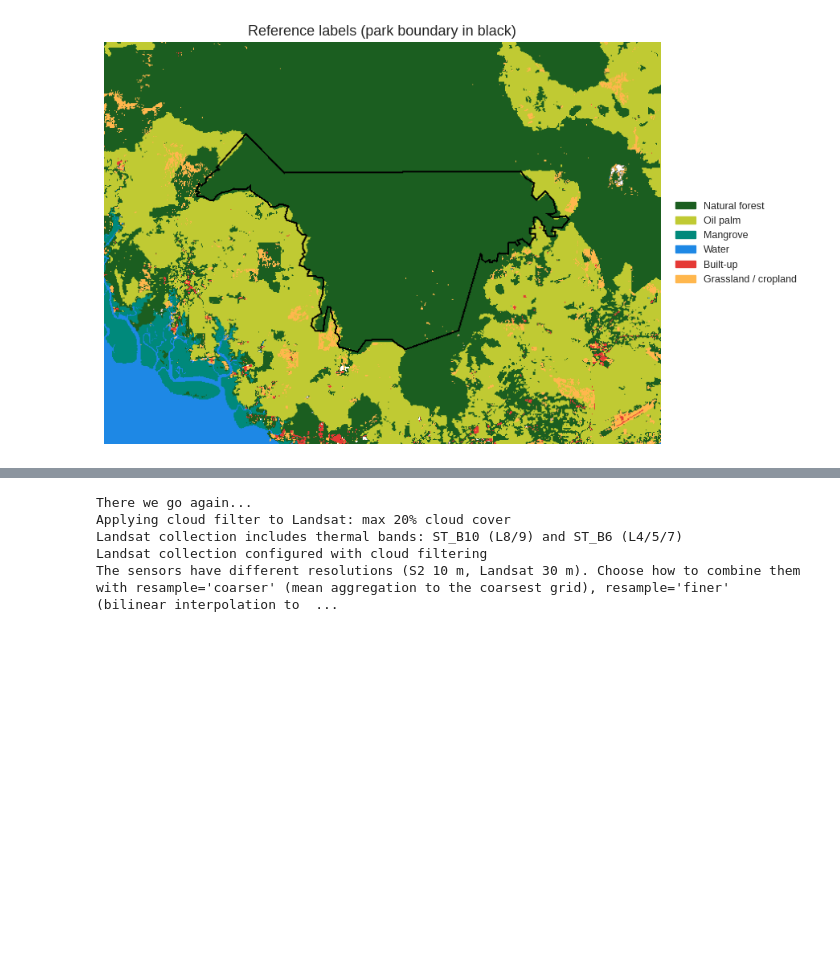
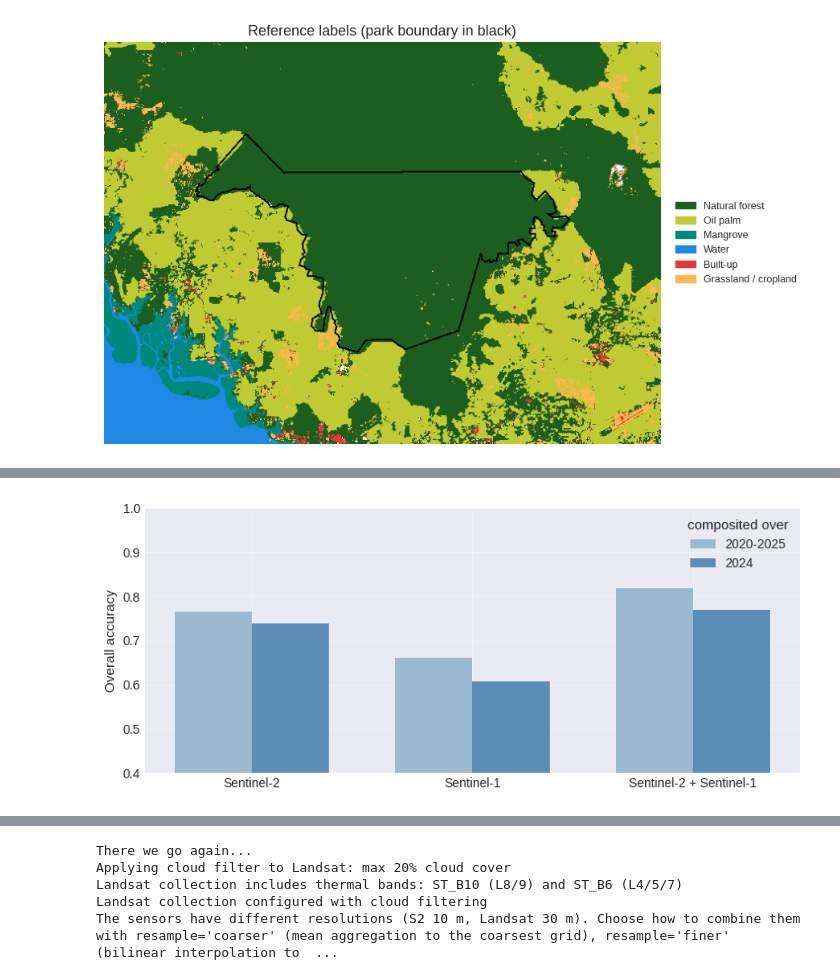
Before and after one commit to Digdgeo/Ndvi2Gif, a Jupyter notebook: book/notebooks/07_multisensor_classification.ipynb, the cells around one changed output, grey strips where cells are left out. Cells and saved outputs as stored; diff of their text form; code cells hidden in the pictures; blank space fills up the shorter version.

```diff
--- a/book/notebooks/07_multisensor_classification.ipynb
+++ b/book/notebooks/07_multisensor_classification.ipynb
@@ -298,4 +390,0 @@ print(f"{usable.size().getInfo()} of {points.size().getInfo()} points usable by
-# %%
-for clf in (clf_s2, clf_s1, clf_both):
-    clf.add_training_data(training_points=usable, class_property='class')
-    clf.classify_supervised(algorithm='random_forest', params={'numberOfTrees': 100})
@@ -374,7 +390,0 @@ data.
-# %%
-fig, axes = plt.subplots(1, 3, figsize=(15, 5.5))
-for ax, (name, clf) in zip(axes, runs.items()):
-    img = clf.classified_image.visualize(**class_vis).blend(park_outline)
-    show_classes(ax, thumbnail(img, {}, dimensions=400), name)
-fig.legend(handles=legend, loc='lower center', ncol=6, fontsize=9, frameon=False)
-plt.tight_layout(rect=(0, 0.06, 1, 1))
@@ -484,0 +477,18 @@ node), split, n, loss, yval, (yprob)
+# %%
+oa = summary['overall accuracy'].unstack('sensors')
+oa = oa[['Sentinel-2', 'Sentinel-1', 'Sentinel-2 + Sentinel-1']]
+
+fig, ax = plt.subplots(figsize=(8, 3.5))
+x = np.arange(len(oa.columns))
+for i, (span, row) in enumerate(oa.iterrows()):
+    ax.bar(x + (i - 0.5) * 0.35, row.values, 0.35,
+           color=['#9ab8d0', '#5c8db8'][i], label=span)
+ax.set_xticks(x, oa.columns)
+ax.set_ylabel('Overall accuracy')
+ax.set_ylim(0.4, 1.0)
+ax.legend(frameon=False, title='composited over')
+for side in ('top', 'right'):
+    ax.spines[side].set_visible(False)
+plt.tight_layout()
+# %% [output]
+[figure, added]
```
Also changed, not shown: parts of 61 cells of this notebook, 15 other files.
